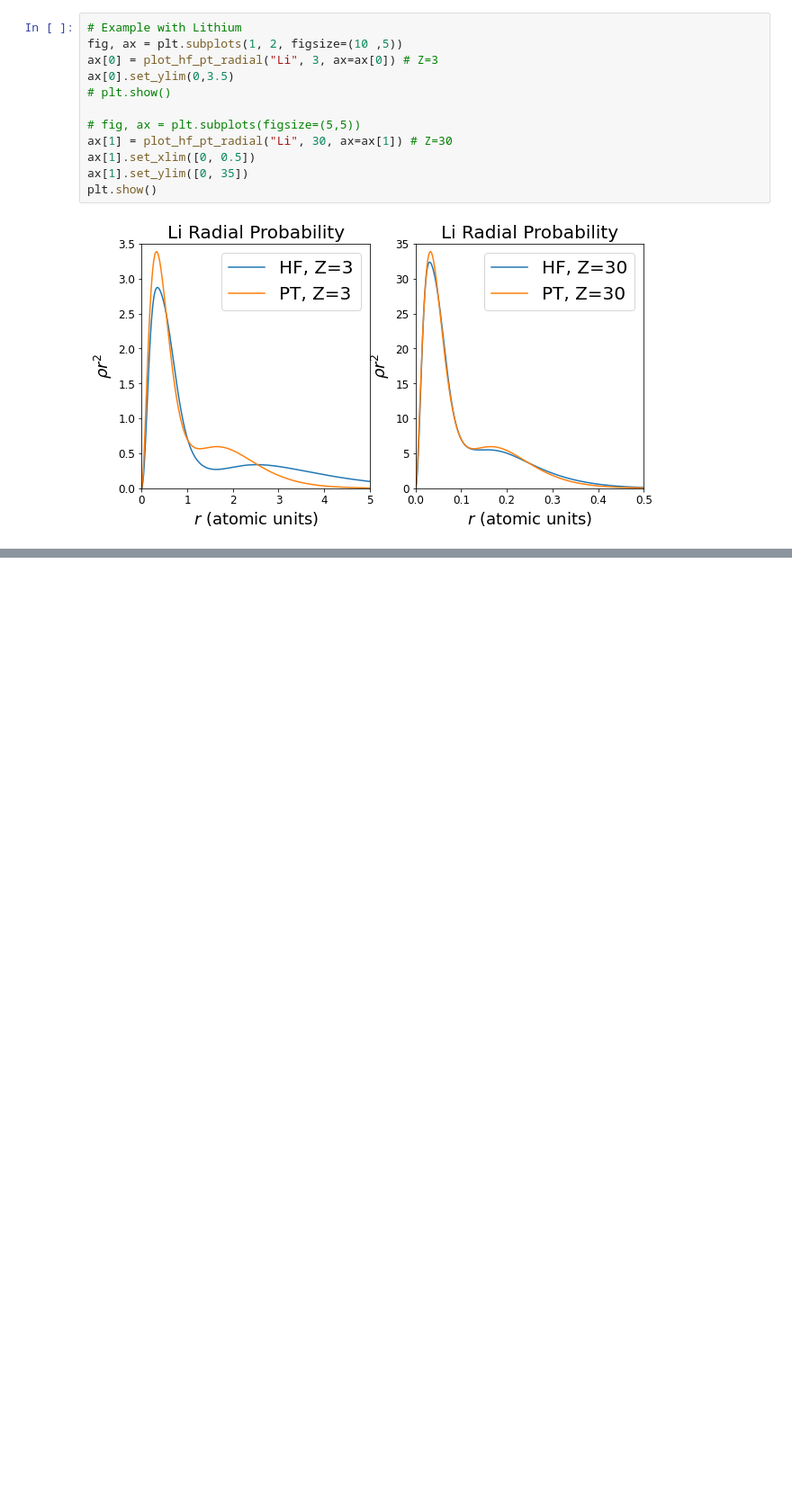
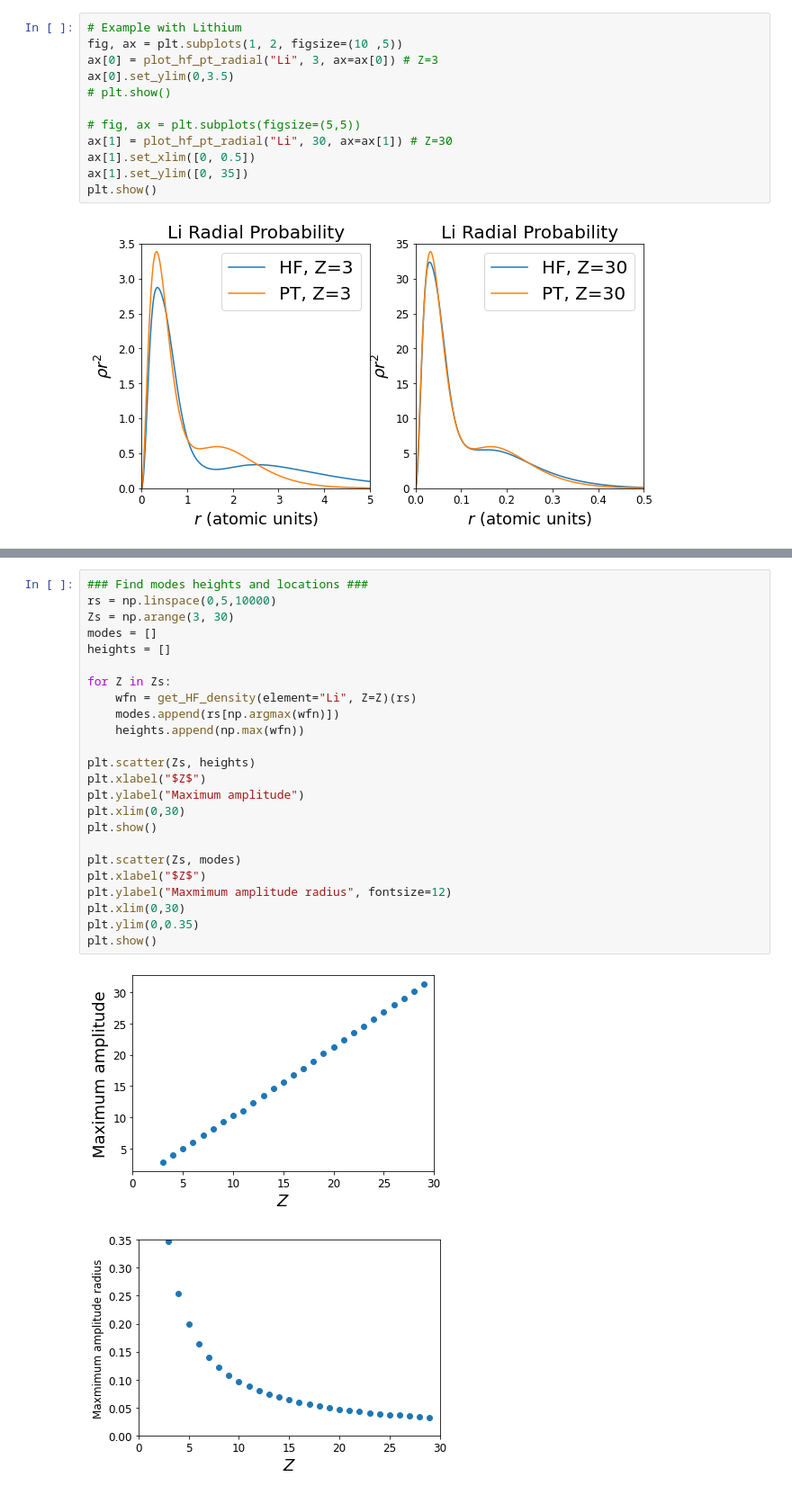
Before and after one commit to eslardet/quantum-chemistry-dissertation, a Jupyter notebook: figures.ipynb, the cells around one changed output, grey strips where cells are left out. Shown at 90% size. Saved outputs shown, nothing was run; the diff lists cells and outputs as text; blank space fills up the shorter version.

```diff
--- a/figures.ipynb
+++ b/figures.ipynb
@@ -485,0 +496,27 @@ plt.show()
+# %%
+### Find modes heights and locations ###
+rs = np.linspace(0,5,10000)
+Zs = np.arange(3, 30)
+modes = []
+heights = []
+
+for Z in Zs:
+    wfn = get_HF_density(element="Li", Z=Z)(rs)
+    modes.append(rs[np.argmax(wfn)])
+    heights.append(np.max(wfn))
+
+plt.scatter(Zs, heights)
+plt.xlabel("$Z$")
+plt.ylabel("Maximum amplitude")
+plt.xlim(0,30)
+plt.show()
+
+plt.scatter(Zs, modes)
+plt.xlabel("$Z$")
+plt.ylabel("Maxmimum amplitude radius", fontsize=12)
+plt.xlim(0,30)
+plt.ylim(0,0.35)
+plt.show()
+# %% [output]
+[figure, added]
+[figure, added]
```
Also changed, not shown: parts of 2 cells of this notebook.
